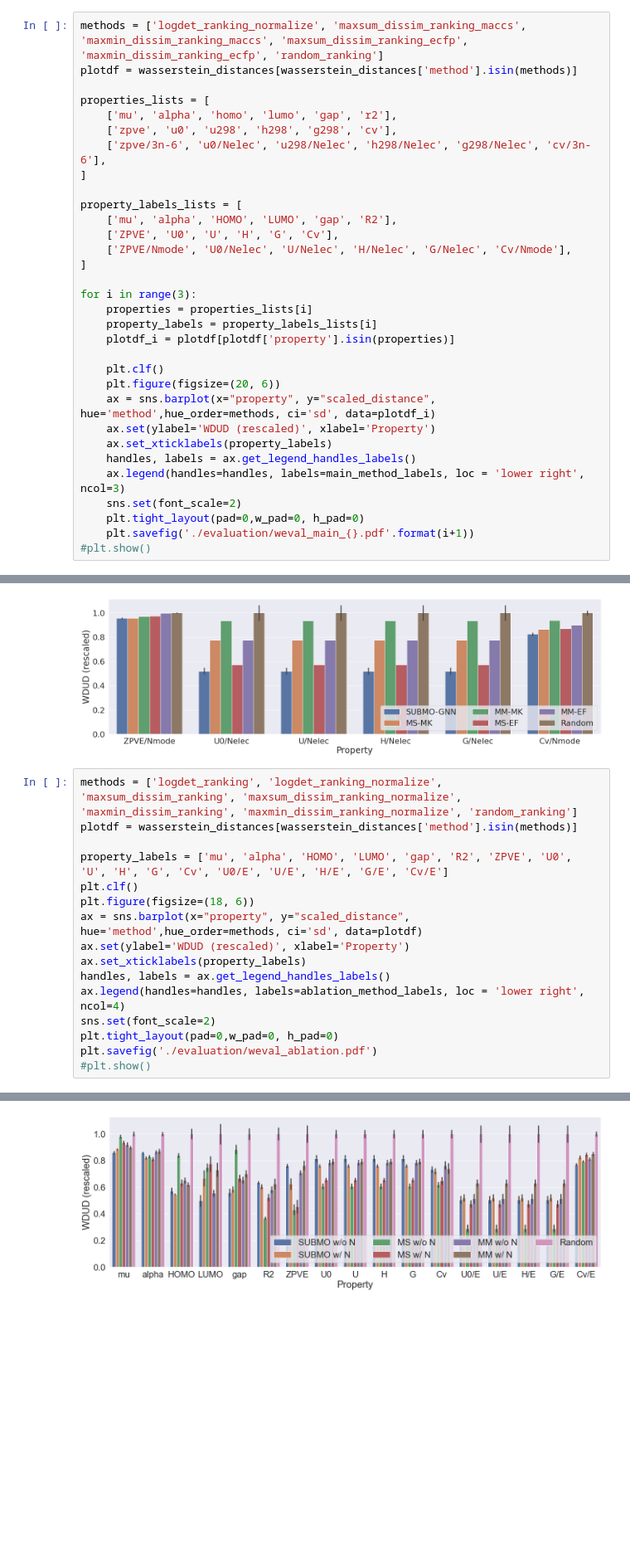
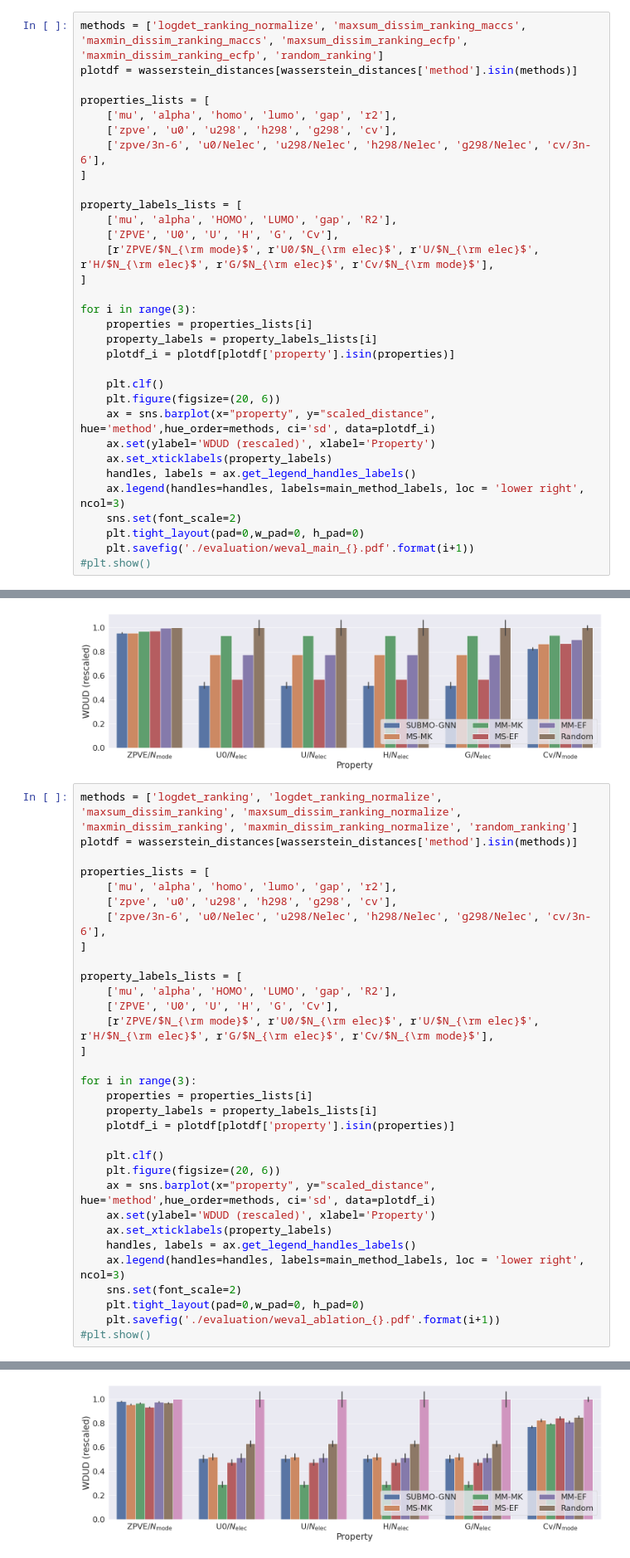
Before and after one commit to tomotomonakanaka/SUBMO, a Jupyter notebook: eval_wdud_mpd.ipynb, the cells around one changed output, grey strips where cells are left out. Shown at 83% size. Cells and saved outputs as stored; diff of their text form; blank space fills up the shorter version.

Commit message:
Nelec, Nmode -> N_{{elec}, N_{mode}

```diff
--- a/eval_wdud_mpd.ipynb
+++ b/eval_wdud_mpd.ipynb
@@ -87,7 +87,7 @@ properties_lists = [
 property_labels_lists = [
     ['mu', 'alpha', 'HOMO', 'LUMO', 'gap', 'R2'],
     ['ZPVE', 'U0', 'U', 'H', 'G', 'Cv'],
-    ['ZPVE/Nmode', 'U0/Nelec', 'U/Nelec', 'H/Nelec', 'G/Nelec', 'Cv/Nmode'],
+    [r'ZPVE/$N_{\rm mode}$', r'U0/$N_{\rm elec}$', r'U/$N_{\rm elec}$', r'H/$N_{\rm elec}$', r'G/$N_{\rm elec}$', r'Cv/$N_{\rm mode}$'],
 ]
 
 for i in range(3):
@@ -115,17 +115,33 @@ for i in range(3):
 methods = ['logdet_ranking', 'logdet_ranking_normalize', 'maxsum_dissim_ranking', 'maxsum_dissim_ranking_normalize', 'maxmin_dissim_ranking', 'maxmin_dissim_ranking_normalize', 'random_ranking']
 plotdf = wasserstein_distances[wasserstein_distances['method'].isin(methods)]
 
-property_labels = ['mu', 'alpha', 'HOMO', 'LUMO', 'gap', 'R2', 'ZPVE', 'U0', 'U', 'H', 'G', 'Cv', 'U0/E', 'U/E', 'H/E', 'G/E', 'Cv/E']
-plt.clf()
-plt.figure(figsize=(18, 6))
-ax = sns.barplot(x="property", y="scaled_distance", hue='method',hue_order=methods, ci='sd', data=plotdf)
-ax.set(ylabel='WDUD (rescaled)', xlabel='Property')
-ax.set_xticklabels(property_labels)
-handles, labels = ax.get_legend_handles_labels()
-ax.legend(handles=handles, labels=ablation_method_labels, loc = 'lower right', ncol=4)
-sns.set(font_scale=2)
-plt.tight_layout(pad=0,w_pad=0, h_pad=0)
-plt.savefig('./evaluation/weval_ablation.pdf')
+properties_lists = [
+    ['mu', 'alpha', 'homo', 'lumo', 'gap', 'r2'],
+    ['zpve', 'u0', 'u298', 'h298', 'g298', 'cv'],
+    ['zpve/3n-6', 'u0/Nelec', 'u298/Nelec', 'h298/Nelec', 'g298/Nelec', 'cv/3n-6'],
+]
+
+property_labels_lists = [
+    ['mu', 'alpha', 'HOMO', 'LUMO', 'gap', 'R2'],
+    ['ZPVE', 'U0', 'U', 'H', 'G', 'Cv'],
+    [r'ZPVE/$N_{\rm mode}$', r'U0/$N_{\rm elec}$', r'U/$N_{\rm elec}$', r'H/$N_{\rm elec}$', r'G/$N_{\rm elec}$', r'Cv/$N_{\rm mode}$'],
+]
+
+for i in range(3):
+    properties = properties_lists[i]
+    property_labels = property_labels_lists[i]
+    plotdf_i = plotdf[plotdf['property'].isin(properties)]
+
+    plt.clf()
+    plt.figure(figsize=(20, 6))
+    ax = sns.barplot(x="property", y="scaled_distance", hue='method',hue_order=methods, ci='sd', data=plotdf_i)
+    ax.set(ylabel='WDUD (rescaled)', xlabel='Property')
+    ax.set_xticklabels(property_labels)
+    handles, labels = ax.get_legend_handles_labels()
+    ax.legend(handles=handles, labels=main_method_labels, loc = 'lower right', ncol=3)
+    sns.set(font_scale=2)
+    plt.tight_layout(pad=0,w_pad=0, h_pad=0)
+    plt.savefig('./evaluation/weval_ablation_{}.pdf'.format(i+1))
 #plt.show()
 # %% [output]
 <Figure size 432x288 with 0 Axes>
@@ -132,4 +150,4 @@ plt.savefig('./evaluation/weval_ablation.pdf')
-[figure, old version]
+[figure, new version]
 # %% [markdown]
 # Histgram Wasserstein Distance
 # %%
```
Also changed, not shown: parts of 3 cells of this notebook, 1 other file.
